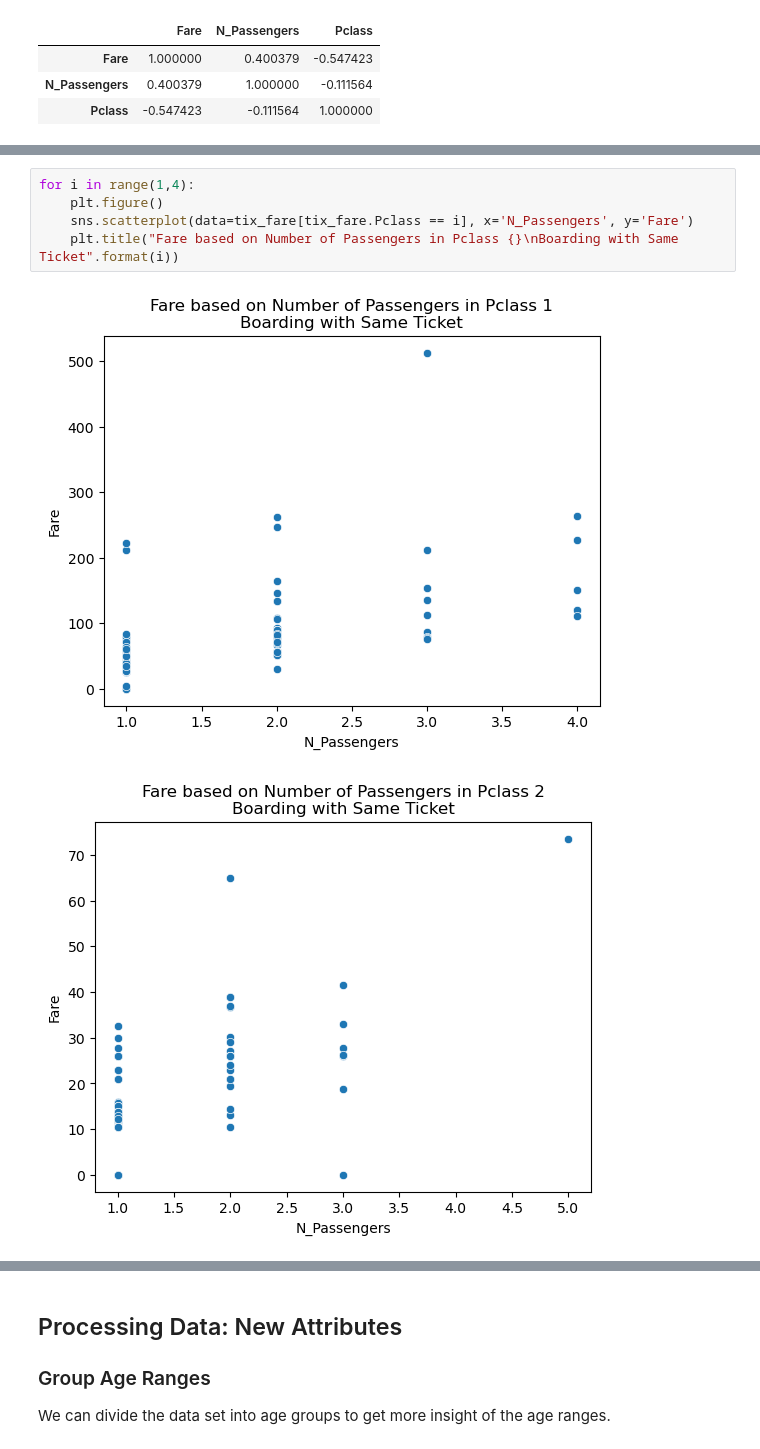
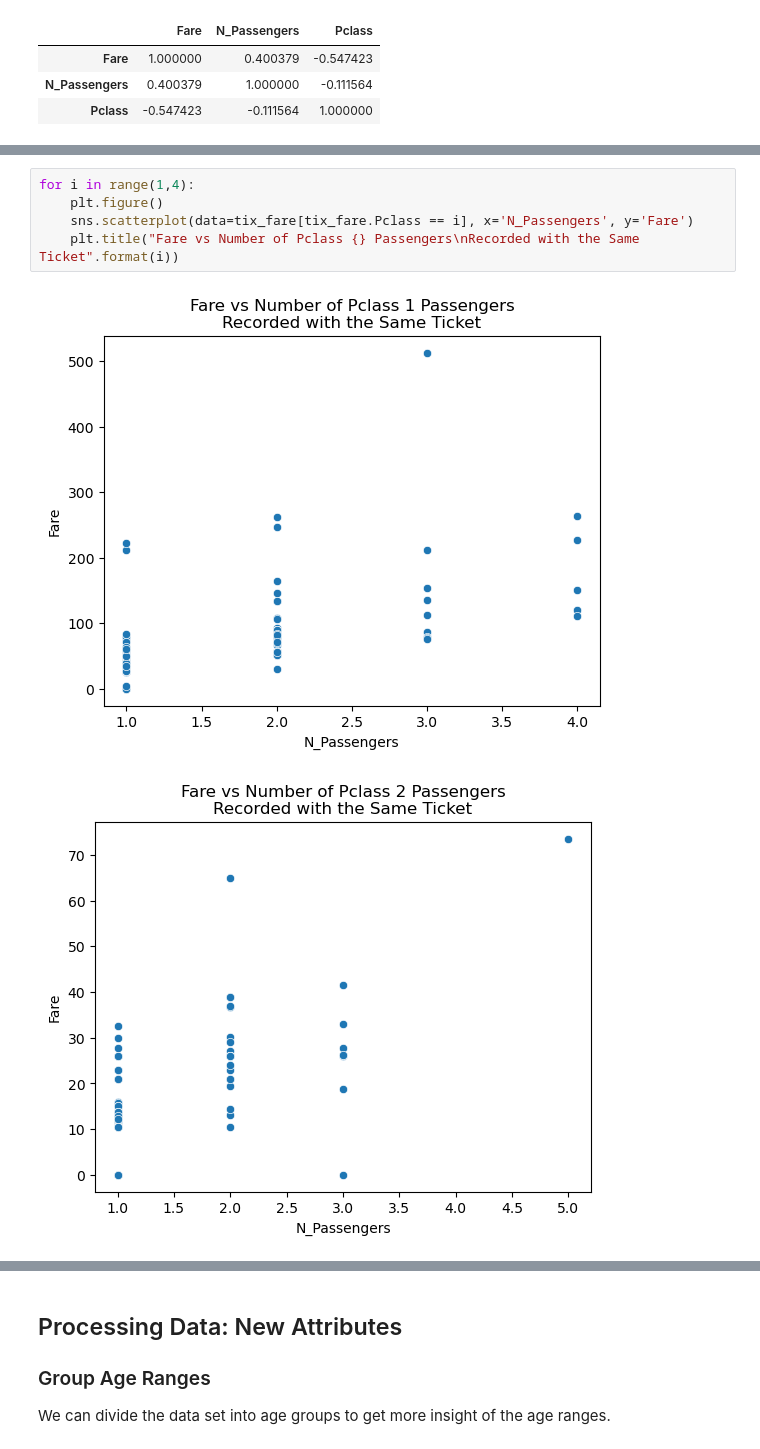
Before and after one commit to mochkt/learning-ds, a Jupyter notebook: titanic/Titanic.ipynb, the cells around one changed output, grey strips where cells are left out. Cells and saved outputs as stored; diff of their text form.

```diff
--- a/titanic/Titanic.ipynb
+++ b/titanic/Titanic.ipynb
@@ -945,8 +945,8 @@ We can see that if we divided the outlier `Fare` of about 512, if there were thr
 # %%
 for i in range(1,4):
     plt.figure()
     sns.scatterplot(data=tix_fare[tix_fare.Pclass == i], x='N_Passengers', y='Fare')
-    plt.title("Fare based on Number of Passengers in Pclass {}\nBoarding with Same Ticket".format(i))
+    plt.title("Fare vs Number of Pclass {} Passengers\nRecorded with the Same Ticket".format(i))
 # %% [output]
-[figure, old version]
+[figure, new version]
-[figure, old version]
+[figure, new version]
```
Also changed, not shown: parts of 8 cells of this notebook.
